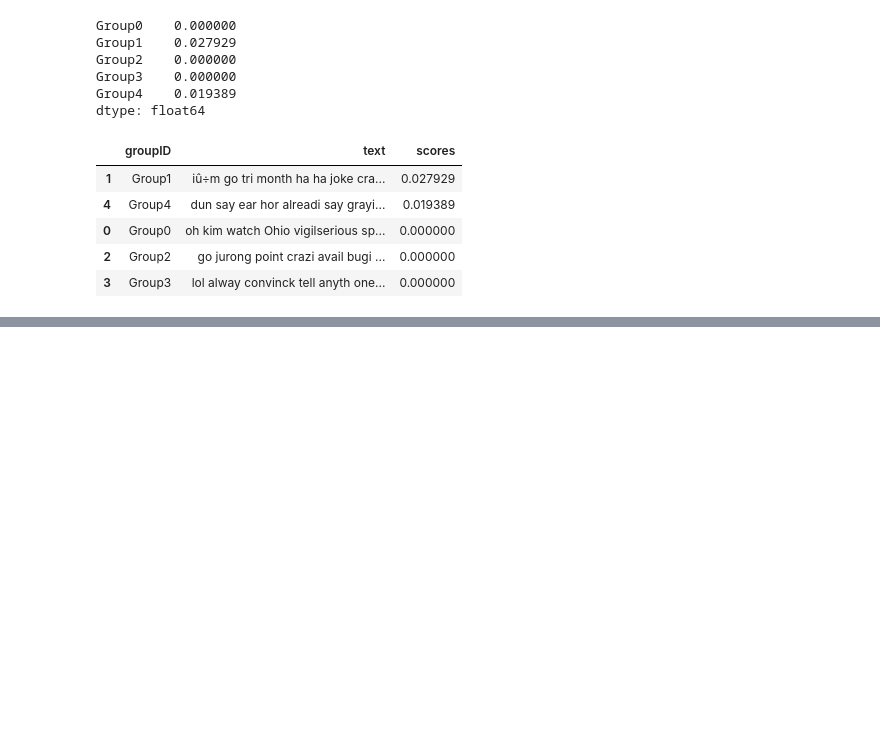
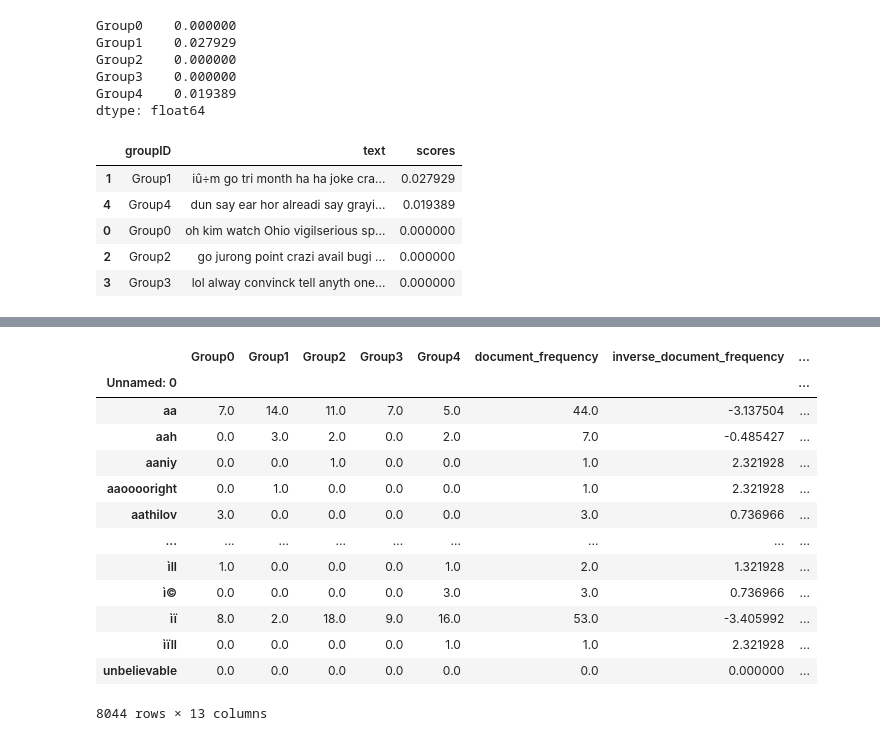
Before and after one commit to calvinadelbert/STBI-2-1, a Jupyter notebook: src/TF_DF_GROUP_SPAM_DATASET_WORD_EMBED_GLOVE_STBI_PROYEK.ipynb, the cells around one changed output, grey strips where cells are left out. Saved outputs shown, nothing was run; the diff lists cells and outputs as text; code cells hidden in the pictures; blank space fills up the shorter version.

```diff
--- a/src/TF_DF_GROUP_SPAM_DATASET_WORD_EMBED_GLOVE_STBI_PROYEK.ipynb
+++ b/src/TF_DF_GROUP_SPAM_DATASET_WORD_EMBED_GLOVE_STBI_PROYEK.ipynb
@@ -746,0 +800,4 @@ indices
+# %%
+test= pd.read_csv('term_doc_matrix.csv')
+test = test.set_index('Unnamed: 0')
+test
@@ -746,0 +819,20 @@ indices
+# %%
+query= "unbelievable faglord"
+similarity_index = ''
+similarity_index = query_score(test,query_processing(query))
+similarity_index
+# %% [output]
+|  | Group0 | Group1 | Group2 | Group3 | Group4 | document_frequency | inverse_document_frequency | ... |
+| Unnamed: 0 |  |  |  |  |  |  |  | ... |
+| aa | 7.0 | 14.0 | 11.0 | 7.0 | 5.0 | 44.0 | -3.137504 | ... |
+| aah | 0.0 | 3.0 | 2.0 | 0.0 | 2.0 | 7.0 | -0.485427 | ... |
+| aaniy | 0.0 | 0.0 | 1.0 | 0.0 | 0.0 | 1.0 | 2.321928 | ... |
+| aaooooright | 0.0 | 1.0 | 0.0 | 0.0 | 0.0 | 1.0 | 2.321928 | ... |
+| aathilov | 3.0 | 0.0 | 0.0 | 0.0 | 0.0 | 3.0 | 0.736966 | ... |
+| ... | ... | ... | ... | ... | ... | ... | ... | ... |
+| ìll | 1.0 | 0.0 | 0.0 | 0.0 | 1.0 | 2.0 | 1.321928 | ... |
+| ì© | 0.0 | 0.0 | 0.0 | 0.0 | 3.0 | 3.0 | 0.736966 | ... |
+| ìï | 8.0 | 2.0 | 18.0 | 9.0 | 16.0 | 53.0 | -3.405992 | ... |
+| ìïll | 0.0 | 0.0 | 0.0 | 0.0 | 1.0 | 1.0 | 2.321928 | ... |
+| unbelievable | 0.0 | 0.0 | 0.0 | 0.0 | 0.0 | 0.0 | 0.000000 | ... |
+8044 rows × 13 columns
```
Also changed, not shown: parts of 34 cells of this notebook.
